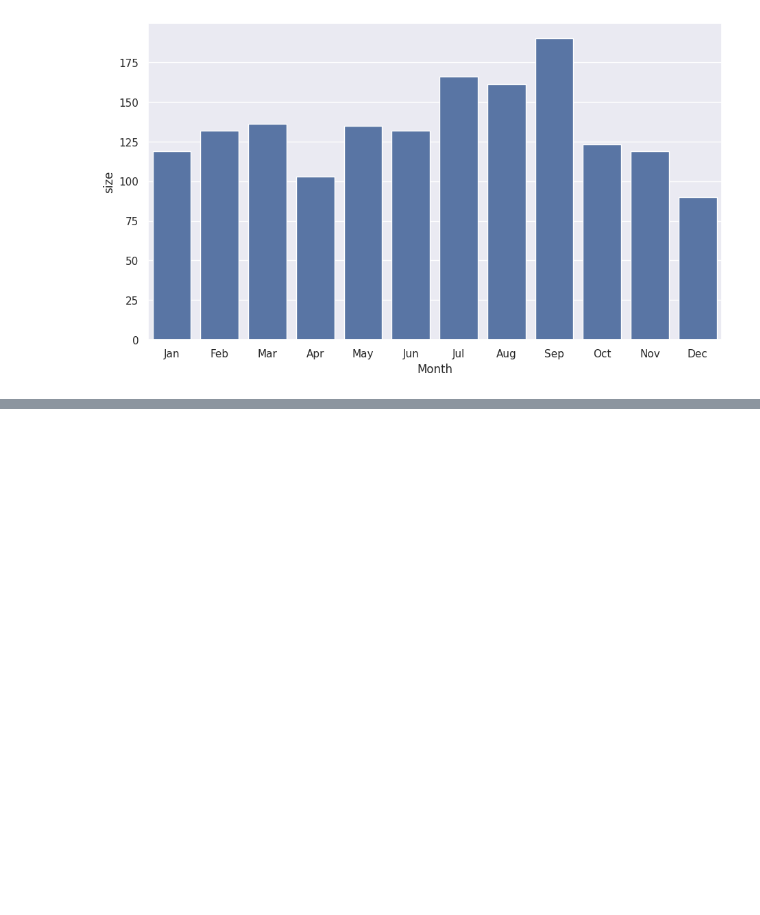
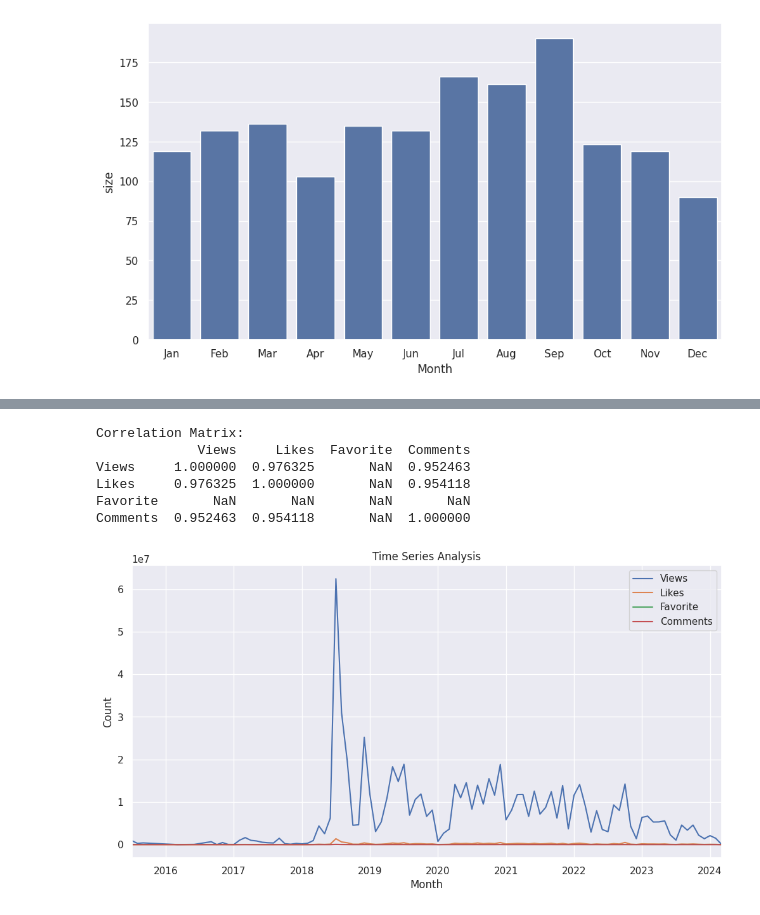
Before and after one commit to ShekinahP200/Webscraping_and_analysis, a Jupyter notebook: Webscraping_analysis.ipynb, the cells around one changed output, grey strips where cells are left out. Cells and saved outputs as stored; diff of their text form; code cells hidden in the pictures; blank space fills up the shorter version.

```diff
--- a/Webscraping_analysis.ipynb
+++ b/Webscraping_analysis.ipynb
@@ -368,0 +439,28 @@ video_data.to_csv('Video_Details(freeCodeCamp.org).csv')
+# %%
+# 2. Correlation Analysis
+corr_matrix = video_data[['Views', 'Likes', 'Favorite', 'Comments']].corr()
+print("\nCorrelation Matrix:")
+print(corr_matrix)
+# %% [output]
+Correlation Matrix:
+             Views     Likes  Favorite  Comments
+Views     1.000000  0.976325       NaN  0.952463
+Likes     0.976325  1.000000       NaN  0.954118
+Favorite       NaN       NaN       NaN       NaN
+Comments  0.952463  0.954118       NaN  1.000000
+# %%
+# 3. Time Series Analysis
+# Assuming 'Published_date' is in datetime format
+video_data['Published_date'] = pd.to_datetime(video_data['Published_date'])
+# Aggregate data by month
+video_data['Month'] = video_data['Published_date'].dt.to_period('M')
+time_series_data = video_data.groupby('Month')[['Views', 'Likes', 'Favorite', 'Comments']].sum()
+# Plot time series
+time_series_data.plot(figsize=(12, 6))
+plt.title('Time Series Analysis')
+plt.xlabel('Month')
+plt.ylabel('Count')
+plt.grid(True)
+plt.show()
+# %% [output]
+[figure, added]
```
Also changed, not shown: parts of 6 cells of this notebook.
